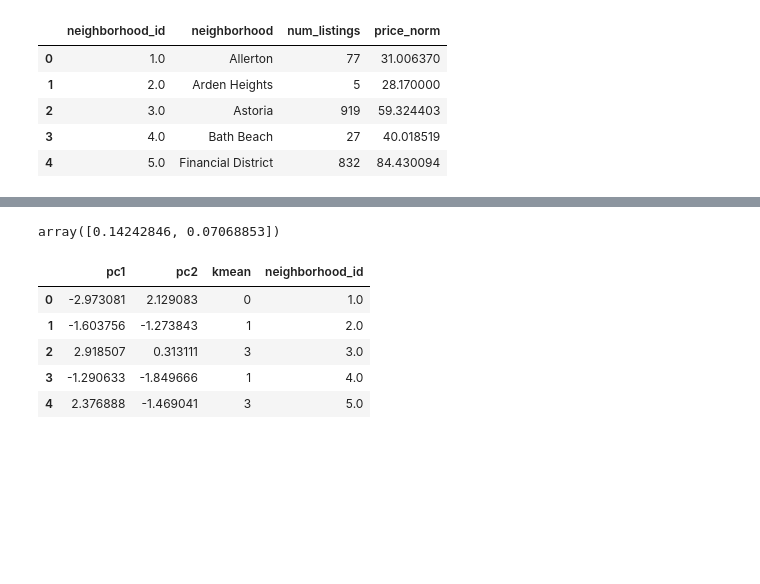
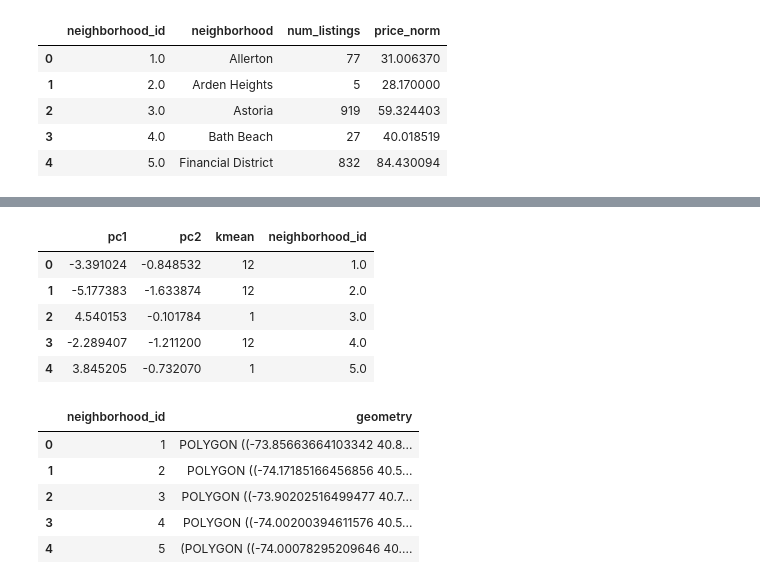
Before and after one commit to ericazhou7/neighborhood-similarity, a Jupyter notebook: airbnb_features.ipynb, the cells around one changed output, grey strips where cells are left out. Saved outputs shown, nothing was run; the diff lists cells and outputs as text; code cells hidden in the pictures; blank space fills up the shorter version.

```diff
--- a/airbnb_features.ipynb
+++ b/airbnb_features.ipynb
@@ -403,6 +429,6 @@ words = ['restaurants','bars','galleries','art','quaint','charming','quiet','zoo
 # %%
 all_words = pd.DataFrame(columns=['neighborhood','freq','word'])
-for word in words:
+for word in ny_top_words:
   freqs = get_freq(word)
 #   freqs.plot(x='neighborhood',y='freq',title=word,kind='bar',legend=False,
 #              color=freqs['neighborhood'].apply(lambda x: colors[x]))
@@ -439,5 +467,5 @@ merged.to_csv('cleaned_data/airbnb.csv')
 # %%
-quant_features = merged.columns[2:]
+quant_features = merged.columns[4:]
 print(quant_features)
 features = merged.loc[:, quant_features].values
 features = StandardScaler().fit_transform(features)
@@ -467,0 +493,6 @@ array([[-0.3953015 , -0.7411102 , -0.27728794, ..., -0.46987286,
+# %%
+from sklearn.decomposition import PCA
+pca = PCA(n_components=2)
+principalComponents = pca.fit_transform(features)
+pcaDf = pd.DataFrame(data = principalComponents, columns = ['pc1','pc2'])
+pca.explained_variance_ratio_
@@ -468,5 +540,5 @@ array([[-0.3953015 , -0.7411102 , -0.27728794, ..., -0.46987286,
 # %%
-Kmean = KMeans(n_clusters=5)
+Kmean = KMeans(n_clusters=16)
 Kmean.fit(features)
 # %% [output]
 KMeans(algorithm='auto', copy_x=True, init='k-means++', max_iter=300,
@@ -516,19 +569,22 @@ merged[merged.kmean == 0]
-# %%
-from sklearn.decomposition import PCA
-pca = PCA(n_components=2)
-principalComponents = pca.fit_transform(features)
-principalDf = pd.DataFrame(data = principalComponents
-             , columns = ['pc1', 'pc2'])
-pca.explained_variance_ratio_
-# %% [output]
-array([0.14242846, 0.07068853])
 # %%
-finalDf = pd.concat([principalDf, merged[['kmean','neighborhood_id']]], axis = 1)
-finalDf.head()
+pcaDf = pd.concat([pcaDf, merged[['kmean','neighborhood_id']]], axis = 1)
+pcaDf.head()
 # %% [output]
 |  | pc1 | pc2 | kmean | neighborhood_id |
-| 0 | -2.973081 | 2.129083 | 0 | 1.0 |
-| 1 | -1.603756 | -1.273843 | 1 | 2.0 |
-| 2 | 2.918507 | 0.313111 | 3 | 3.0 |
-| 3 | -1.290633 | -1.849666 | 1 | 4.0 |
-| 4 | 2.376888 | -1.469041 | 3 | 5.0 |
+| 0 | -3.391024 | -0.848532 | 12 | 1.0 |
+| 1 | -5.177383 | -1.633874 | 12 | 2.0 |
+| 2 | 4.540153 | -0.101784 | 1 | 3.0 |
+| 3 | -2.289407 | -1.211200 | 12 | 4.0 |
+| 4 | 3.845205 | -0.732070 | 1 | 5.0 |
+# %%
+nyc = gpd.read_file('data/geojson/combinedneighborhoods.geojson')
+nyc = nyc[['Unique Identifier','geometry']]
+nyc.columns=['neighborhood_id','geometry']
+nyc.head()
+# %% [output]
+|  | neighborhood_id | geometry |
+| 0 | 1 | POLYGON ((-73.85663664103342 40.8... |
+| 1 | 2 | POLYGON ((-74.17185166456856 40.5... |
+| 2 | 3 | POLYGON ((-73.90202516499477 40.7... |
+| 3 | 4 | POLYGON ((-74.00200394611576 40.5... |
+| 4 | 5 | (POLYGON ((-74.00078295209646 40.... |
```
Also changed, not shown: parts of 32 cells of this notebook, 4 other files.
